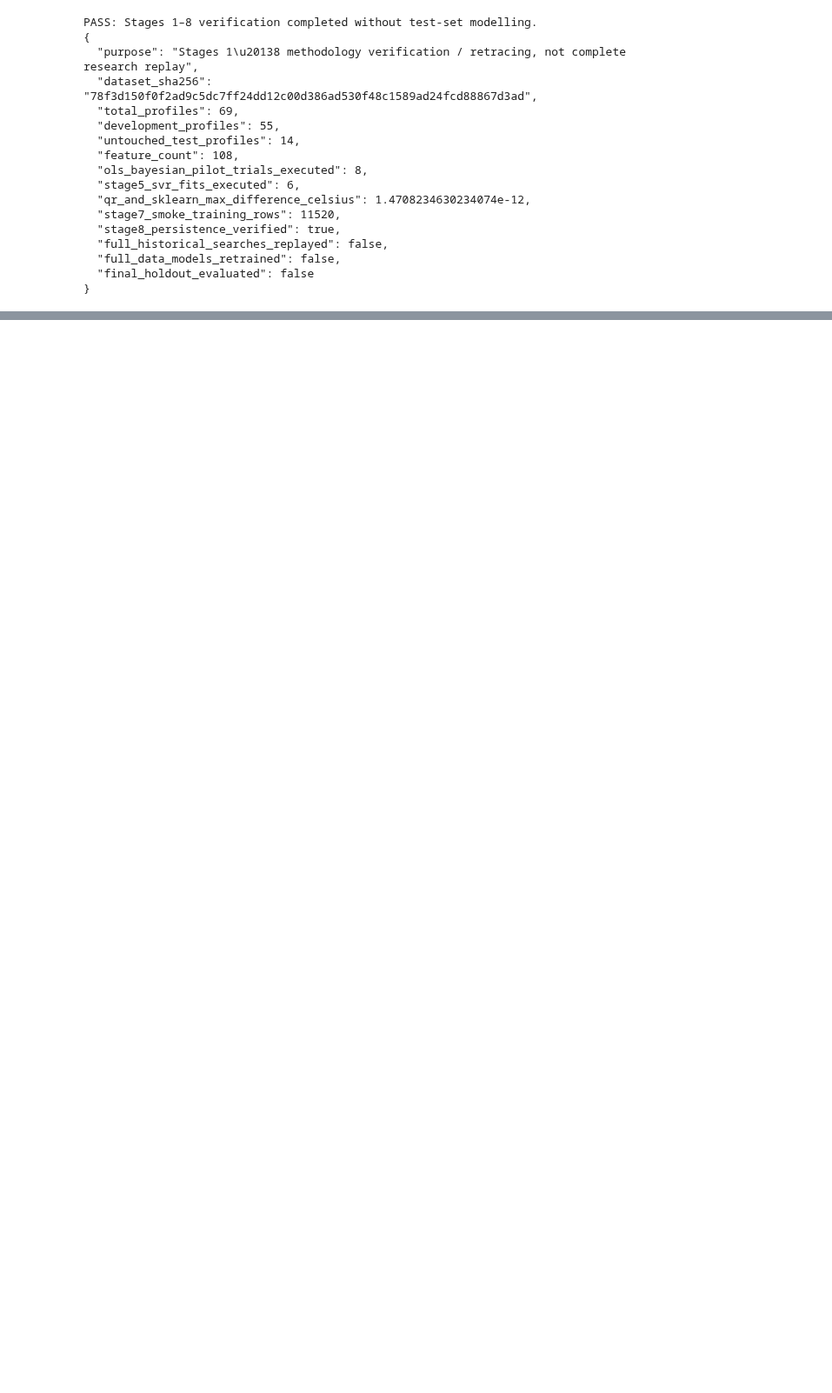
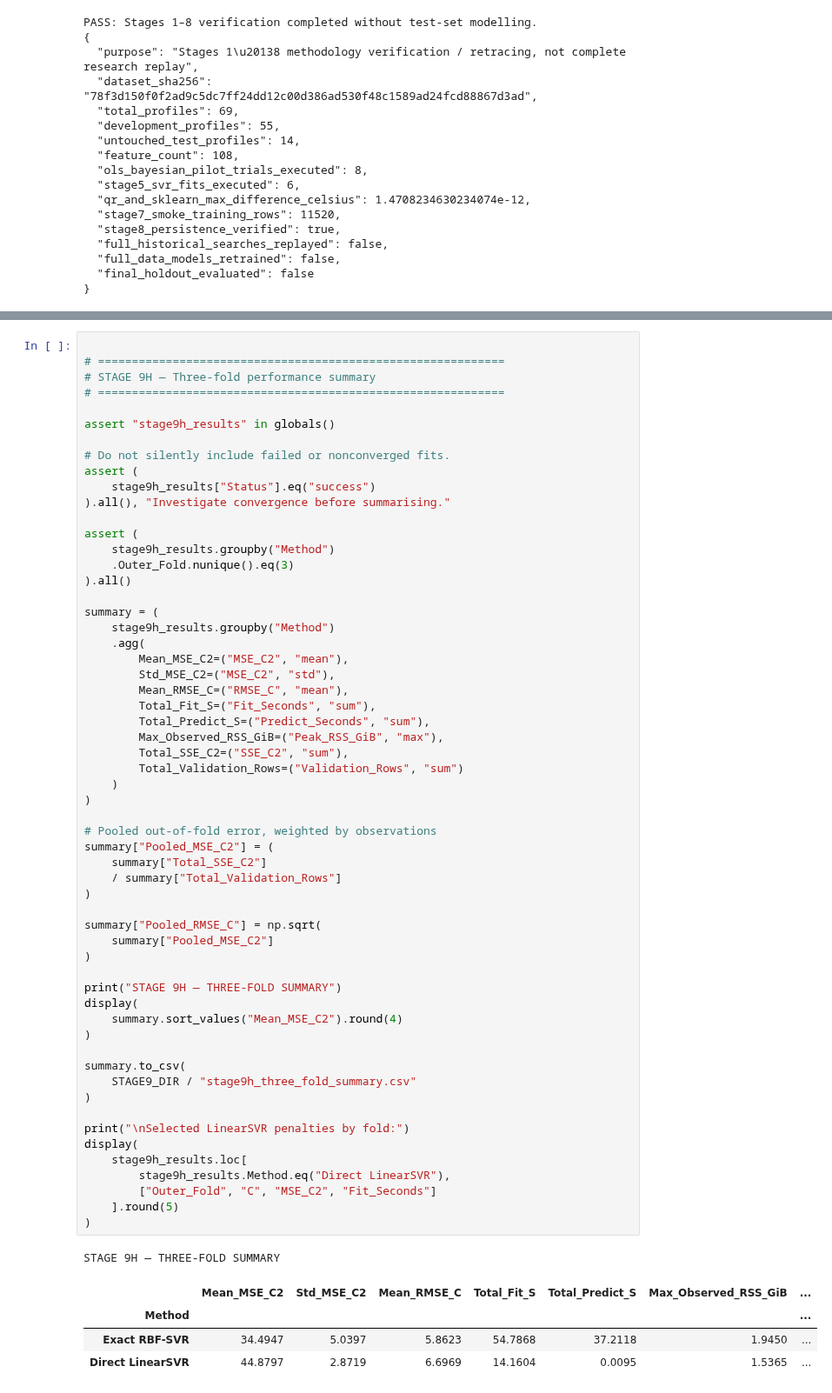
Before and after one commit to Fdau0002/Permanent-Magnet-Temperature-Estimate, a Jupyter notebook: MMA3001_PMSM_Version_1_0.ipynb, the cells around one changed output, grey strips where cells are left out. Shown at 87% size. Saved outputs shown, nothing was run; the diff lists cells and outputs as text; blank space fills up the shorter version.

```diff
--- a/MMA3001_PMSM_Version_1_0.ipynb
+++ b/MMA3001_PMSM_Version_1_0.ipynb
@@ -2127,0 +4637,64 @@ PASS: Stages 1–8 verification completed without test-set modelling.
+# %%
+
+# ============================================================
+# STAGE 9H — Three-fold performance summary
+# ============================================================
+
+assert "stage9h_results" in globals()
+
+# Do not silently include failed or nonconverged fits.
+assert (
+    stage9h_results["Status"].eq("success")
+).all(), "Investigate convergence before summarising."
+
+assert (
+    stage9h_results.groupby("Method")
+    .Outer_Fold.nunique().eq(3)
+).all()
+
+summary = (
+    stage9h_results.groupby("Method")
+    .agg(
+        Mean_MSE_C2=("MSE_C2", "mean"),
+        Std_MSE_C2=("MSE_C2", "std"),
+        Mean_RMSE_C=("RMSE_C", "mean"),
+        Total_Fit_S=("Fit_Seconds", "sum"),
+        Total_Predict_S=("Predict_Seconds", "sum"),
+        Max_Observed_RSS_GiB=("Peak_RSS_GiB", "max"),
+        Total_SSE_C2=("SSE_C2", "sum"),
+        Total_Validation_Rows=("Validation_Rows", "sum")
+    )
+)
+
+# Pooled out-of-fold error, weighted by observations
+summary["Pooled_MSE_C2"] = (
+    summary["Total_SSE_C2"]
+    / summary["Total_Validation_Rows"]
+)
+
+summary["Pooled_RMSE_C"] = np.sqrt(
+    summary["Pooled_MSE_C2"]
+)
+
+print("STAGE 9H — THREE-FOLD SUMMARY")
+display(
+    summary.sort_values("Mean_MSE_C2").round(4)
+)
+
+summary.to_csv(
+    STAGE9_DIR / "stage9h_three_fold_summary.csv"
+)
+
+print("\nSelected LinearSVR penalties by fold:")
+display(
+    stage9h_results.loc[
+        stage9h_results.Method.eq("Direct LinearSVR"),
+        ["Outer_Fold", "C", "MSE_C2", "Fit_Seconds"]
+    ].round(5)
+)
+# %% [output]
+STAGE 9H — THREE-FOLD SUMMARY
+|  | Mean_MSE_C2 | Std_MSE_C2 | Mean_RMSE_C | Total_Fit_S | Total_Predict_S | Max_Observed_RSS_GiB | ... |
+| Method |  |  |  |  |  |  | ... |
+| Exact RBF-SVR | 34.4947 | 5.0397 | 5.8623 | 54.7868 | 37.2118 | 1.9450 | ... |
+| Direct LinearSVR | 44.8797 | 2.8719 | 6.6969 | 14.1604 | 0.0095 | 1.5365 | ... |
```
Also changed, not shown: parts of 37 cells of this notebook.
